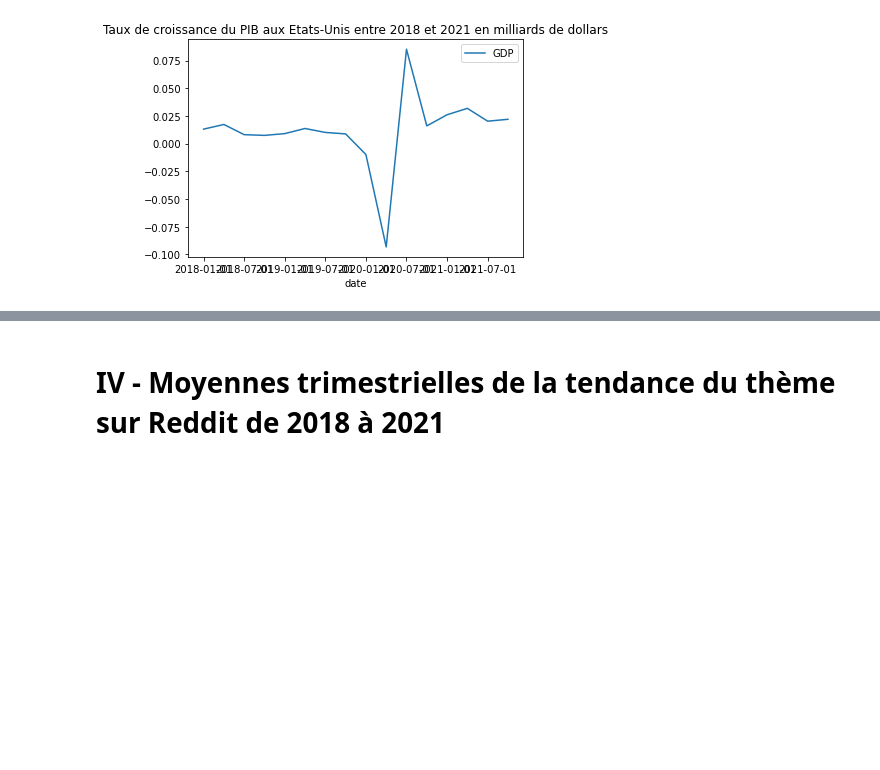
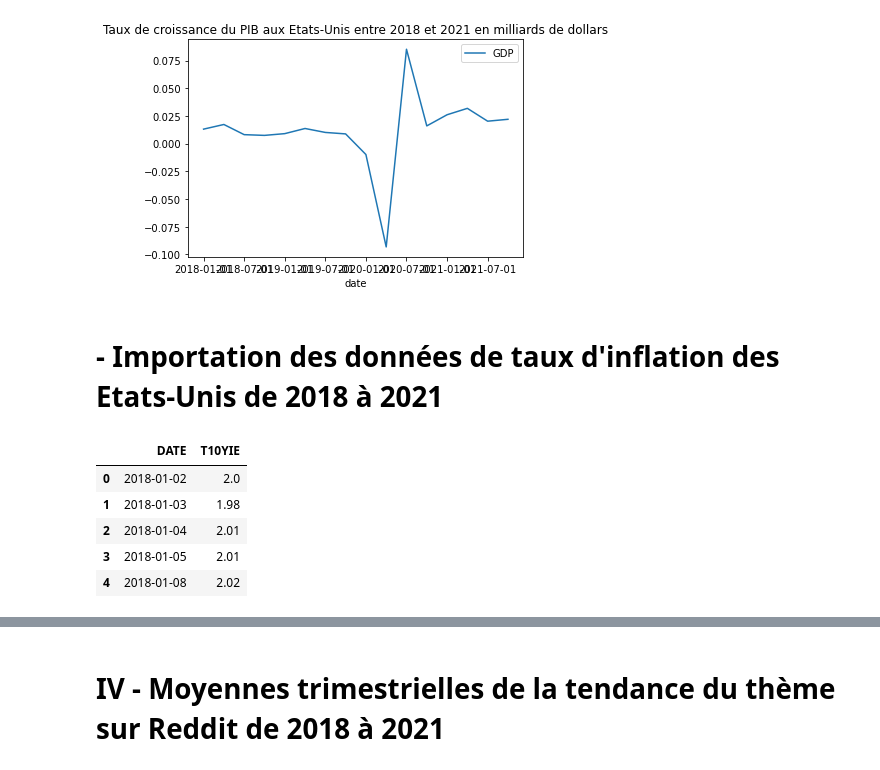
Before and after one commit to nTollot/Projet-programmation, a Jupyter notebook: Web Scraping on Reddit .ipynb, the cells around one changed output, grey strips where cells are left out. Saved outputs shown, nothing was run; the diff lists cells and outputs as text; code cells hidden in the pictures; blank space fills up the shorter version.

```diff
--- a/Web Scraping on Reddit .ipynb
+++ b/Web Scraping on Reddit .ipynb
@@ -170,3 +171,5 @@ de dollars')
 # %% [output]
 <AxesSubplot:title={'center':'Taux de croissance du PIB aux Etats-Unis entre 2018 et 2021 en milliards de dollars'}, xlabel='date'>
 [figure]
+# %% [markdown]
+# - Importation des données de taux d'inflation des Etats-Unis de 2018 à 2021
@@ -172,0 +184,9 @@ de dollars')
+# %%
+df_inflation.head()
+# %% [output]
+|  | DATE | T10YIE |
+| 0 | 2018-01-02 | 2.0 |
+| 1 | 2018-01-03 | 1.98 |
+| 2 | 2018-01-04 | 2.01 |
+| 3 | 2018-01-05 | 2.01 |
+| 4 | 2018-01-08 | 2.02 |
```
Also changed, not shown: parts of 10 cells of this notebook.
